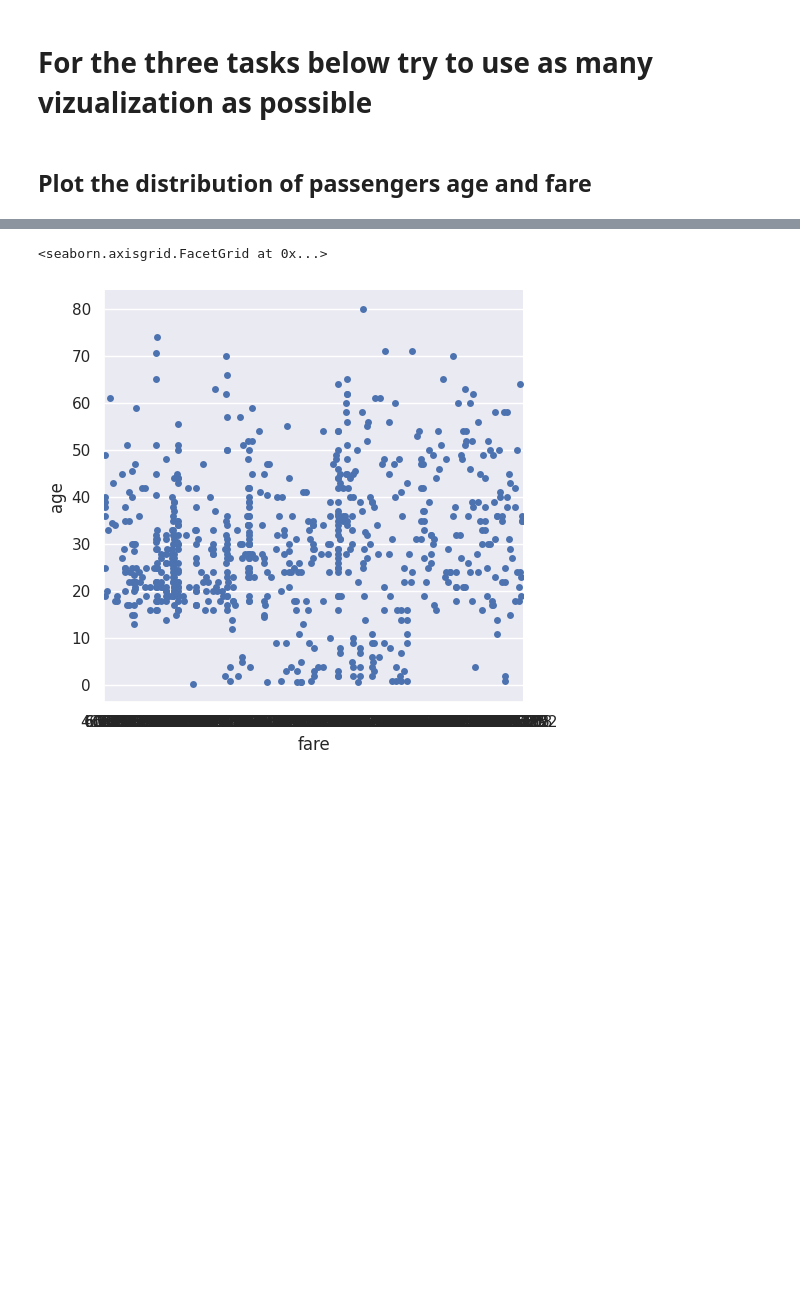
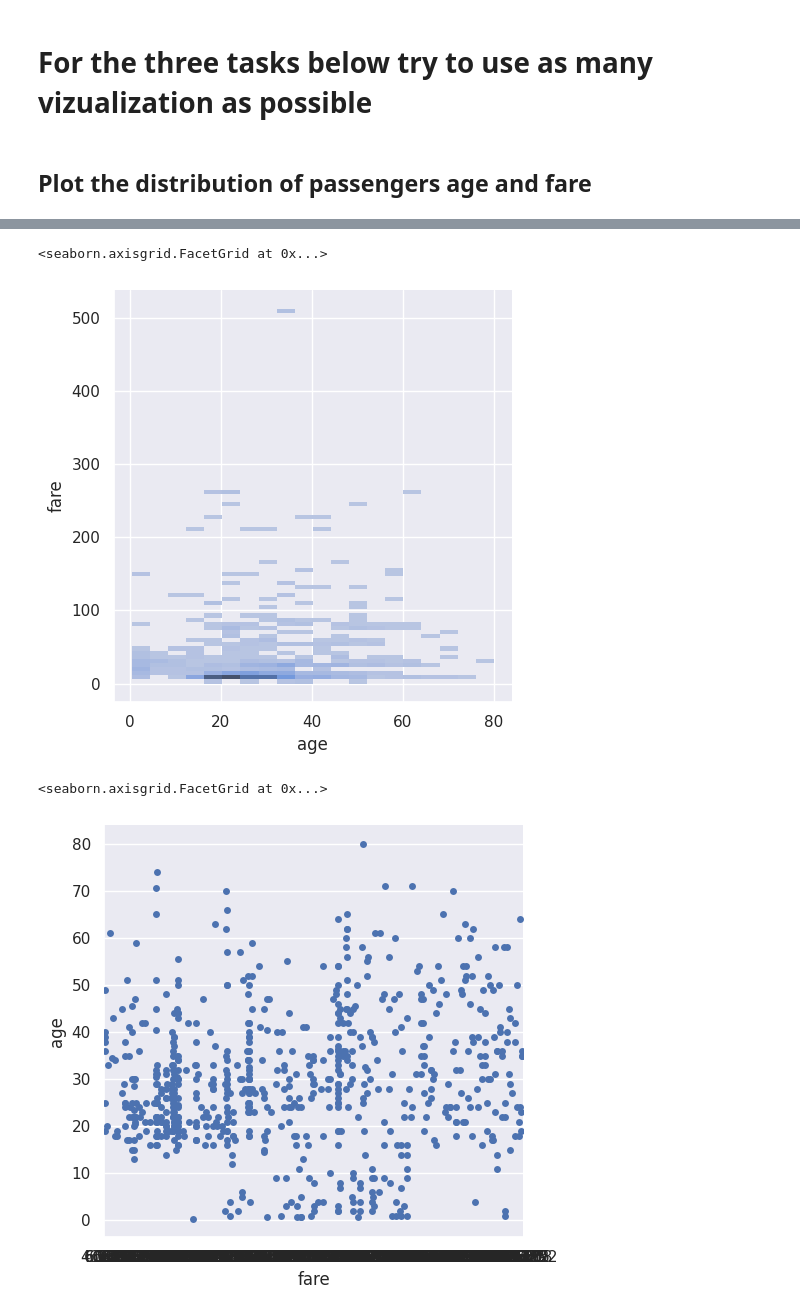
Before and after one commit to andy7622y/myfb, a Jupyter notebook: IS557/1Exercise 10.ipynb, the cells around one changed output, grey strips where cells are left out. Saved outputs shown, nothing was run; the diff lists cells and outputs as text; code cells hidden in the pictures; blank space fills up the shorter version.

```diff
--- a/IS557/1Exercise 10.ipynb
+++ b/IS557/1Exercise 10.ipynb
@@ -69,3 +69,8 @@ sns.relplot(titanic, x = 'age', y = 'fare', hue = 'sex')
+# %%
+sns.displot(titanic, x = 'age', y = 'fare')
+# %% [output]
+<seaborn.axisgrid.FacetGrid at 0x...>
+[figure, added]
 # %%
 sns.catplot(titanic, y = 'age',x = 'fare', kind = 'strip')
 # %% [output]
```
Also changed, not shown: parts of 6 cells of this notebook.
